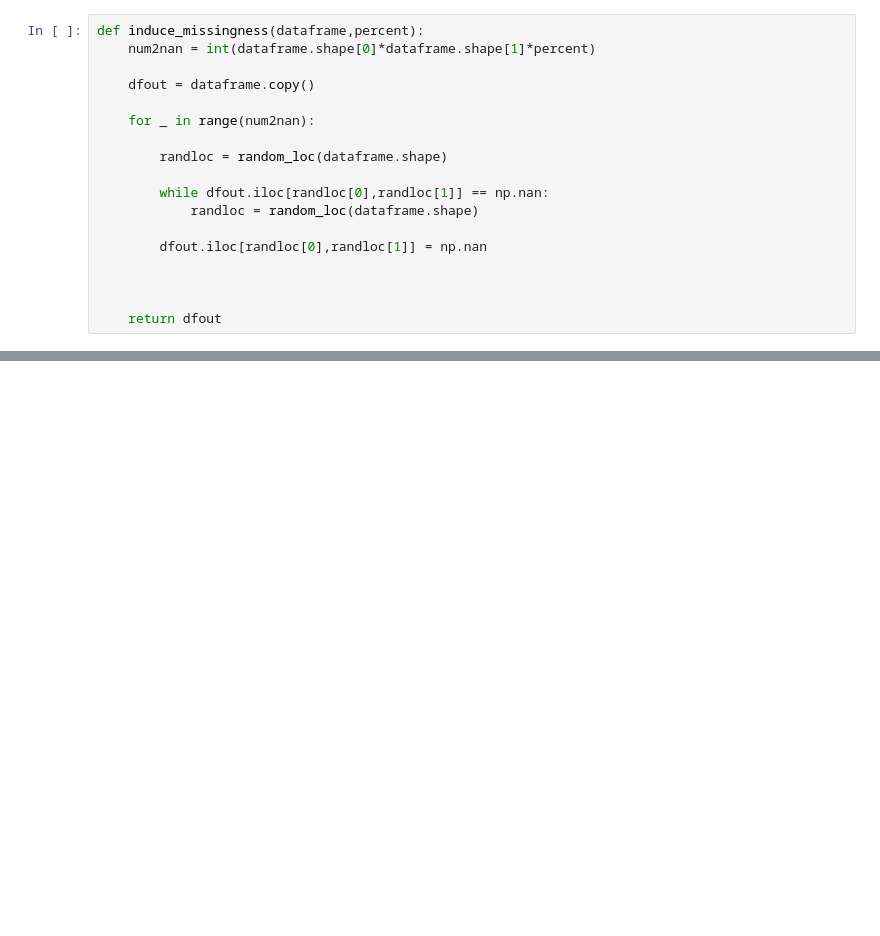
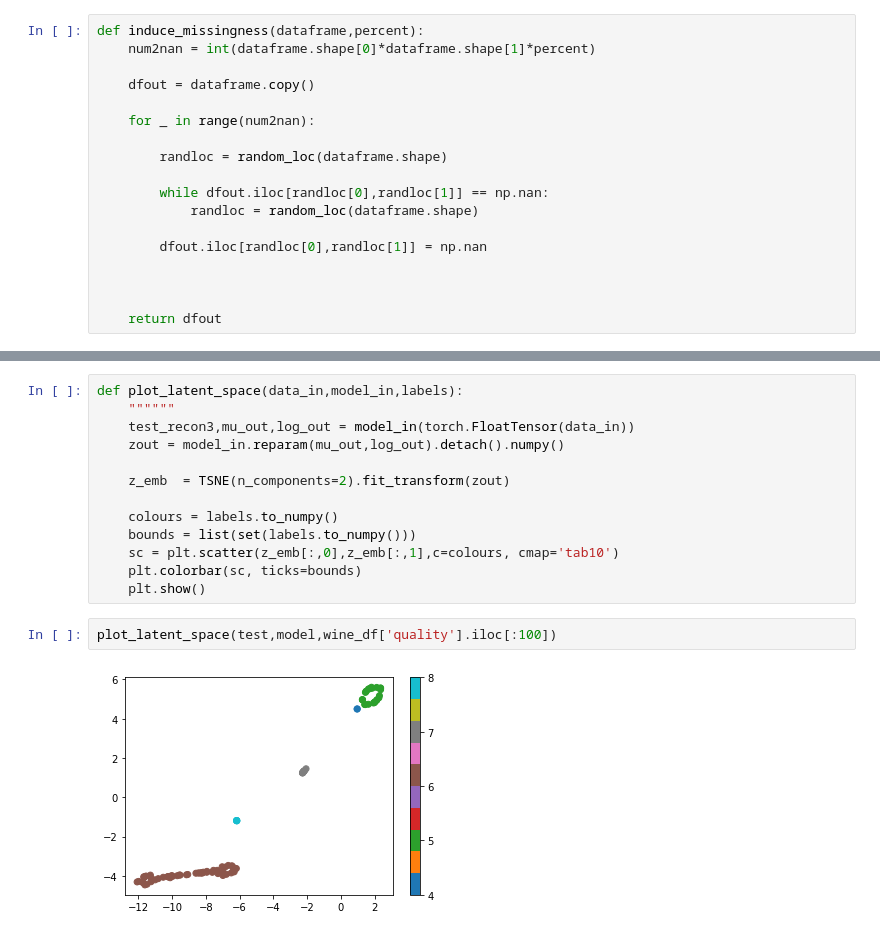
Before and after one commit to awright101/thesis_work_gaialens, a Jupyter notebook: Wine_Dataset_Work.ipynb, the cells around one changed output, grey strips where cells are left out. Cells and saved outputs as stored; diff of their text form; blank space fills up the shorter version.

```diff
--- a/Wine_Dataset_Work.ipynb
+++ b/Wine_Dataset_Work.ipynb
@@ -110,0 +221,17 @@ df.isna().sum().sum()
+# %%
+def plot_latent_space(data_in,model_in,labels):
+    """"""
+    test_recon3,mu_out,log_out = model_in(torch.FloatTensor(data_in))
+    zout = model_in.reparam(mu_out,log_out).detach().numpy()
+
+    z_emb  = TSNE(n_components=2).fit_transform(zout)
+
+    colours = labels.to_numpy()
+    bounds = list(set(labels.to_numpy()))
+    sc = plt.scatter(z_emb[:,0],z_emb[:,1],c=colours, cmap='tab10')
+    plt.colorbar(sc, ticks=bounds)
+    plt.show()
+# %%
+plot_latent_space(test,model,wine_df['quality'].iloc[:100])
+# %% [output]
+[figure, added]
```
Also changed, not shown: parts of 18 cells of this notebook, 3 other files.
